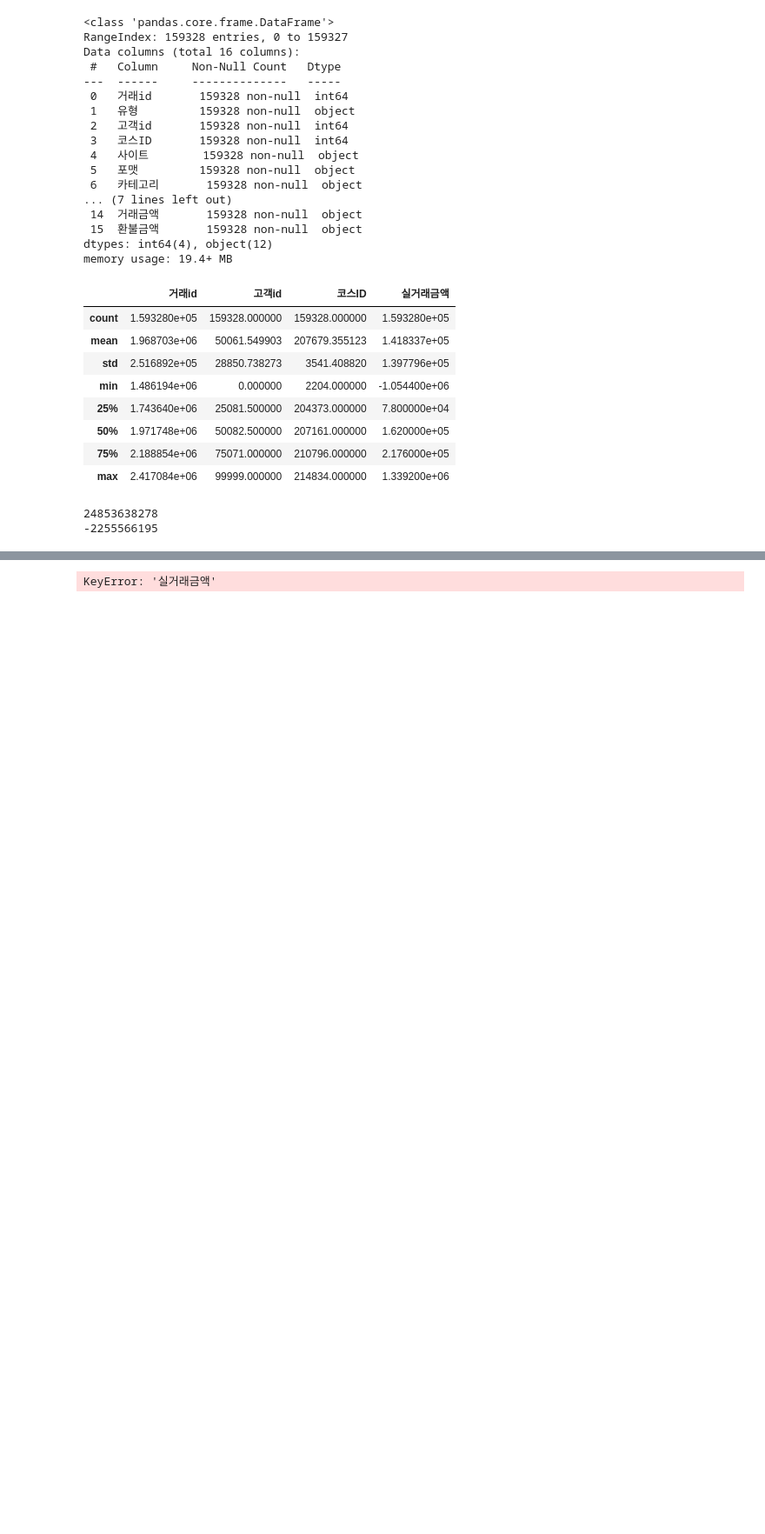
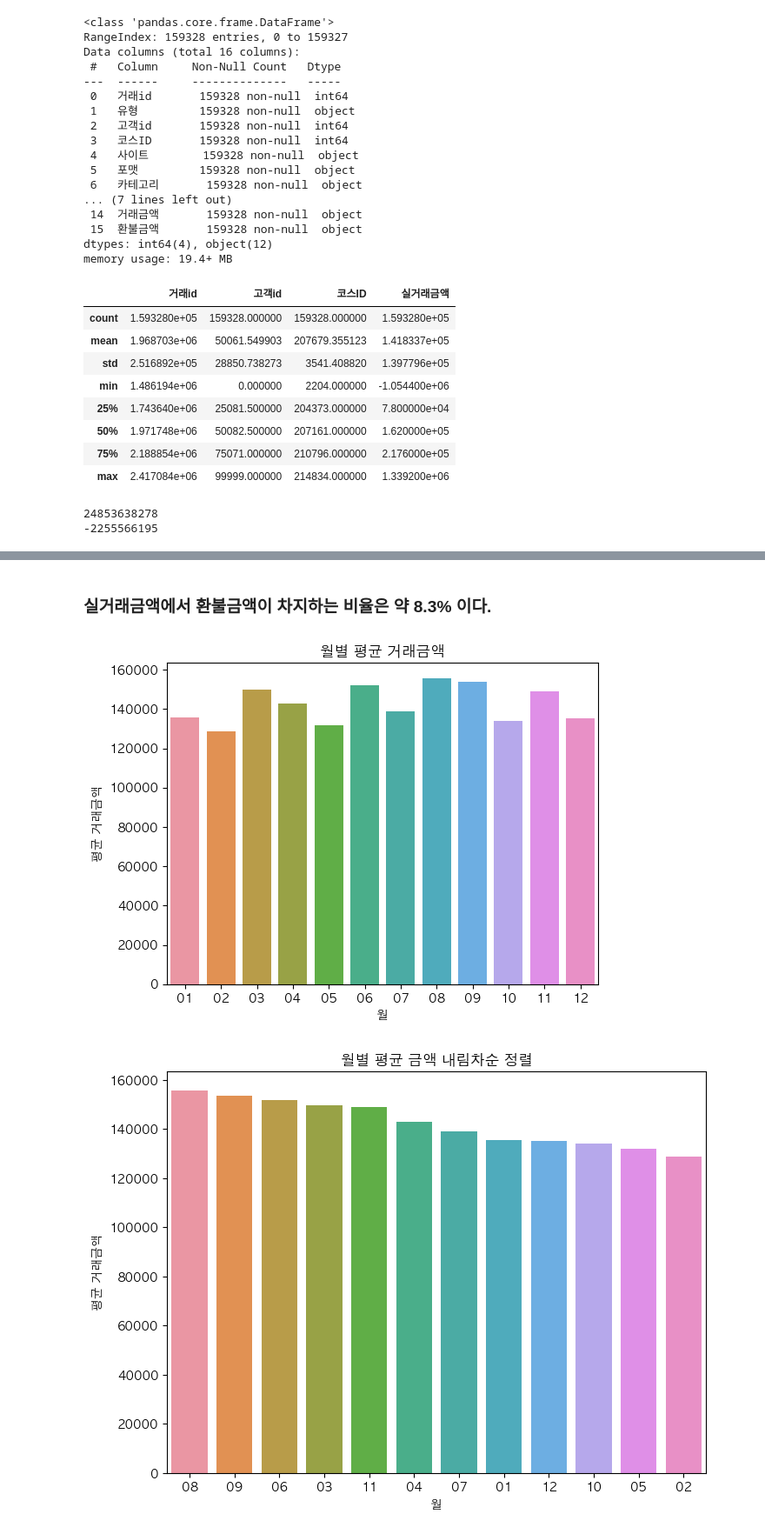
Before and after one commit to hogooba/minpj, a Jupyter notebook: pj.ipynb, the cells around one changed output, grey strips where cells are left out. Shown at 87% size. Drawn from its saved outputs; the diff is of its cells as text; code cells hidden in the pictures; blank space fills up the shorter version.

```diff
--- a/pj.ipynb
+++ b/pj.ipynb
@@ -94,20 +95,50 @@ plt.pie(value, labels=label, autopct="%.1f", explode=explode)
+# %% [markdown]
+### 실거래금액에서 환불금액이 차지하는 비율은 약 8.3% 이다.
 # %%
 # 실거래금액 월별 분석
 
-eda_pj['거래일자'].head()
+### 거래일자에서 오전, 오후, 빈칸, . 삭제
 dates = eda_pj['거래일자'].str.replace("오전", "")
 dates = dates.str.replace("오후", "")
 dates = dates.str.replace(" ", "")
 dates = dates.str.replace(".", " ")
 
+### 거래일자에서 월 만 추출하여 month에 저장
 month = []
 for i in range(len(dates)):
     redate = datetime.datetime.strptime(dates[i], '%Y %m %d %H:%M:%S')
     redate = redate.strftime('%m')
     month.append(redate)
 month
 
-price_m = eda_pj.groupby()
-price_m
+### eda_pj Dataframe에서 실거래금액 column만 빼내서 price_m Dataframe에 저장
+price = eda_pj['실거래금액']
+
+price_m = pd.DataFrame({
+    '거래금액': price,
+    'month': month
+})
+
+### price_m에서 월별로 그룹화 해서 거래금액 평균을 m_price로 저장
+m_price = price_m.groupby('month').mean()
+
+### 각 월별 평균 거래금액을 그래프화
+sns.barplot(x=m_price.index, y=m_price['거래금액'], data=m_price)
+plt.title("월별 평균 거래금액")
+plt.xlabel("월")
+plt.ylabel("평균 거래금액")
+plt.show()
+
+
+### 각 월별 평균 거래금액을 내림차순으로 정렬하여 그래프화
+m_price = m_price.pivot_table(index=m_price.index, values='거래금액').sort_values(by='거래금액', ascending=False)
+
+plt.figure(figsize=(8,6))
+sns.barplot(data=m_price, x=m_price.index, y='거래금액')
+plt.title("월별 평균 금액 내림차순 정렬")
+plt.xlabel("월")
+plt.ylabel("평균 거래금액")
+plt.show()
 # %% [output]
-KeyError: '실거래금액'
+[figure, added]
+[figure, added]
```
Also changed, not shown: parts of 7 cells of this notebook.
